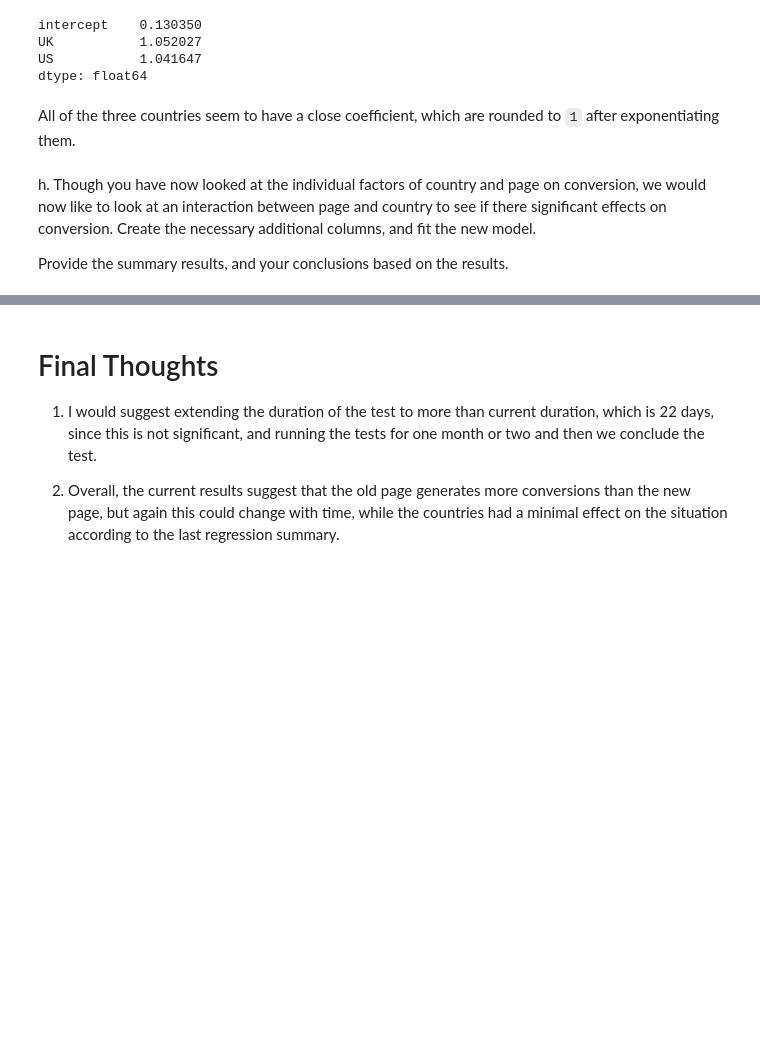
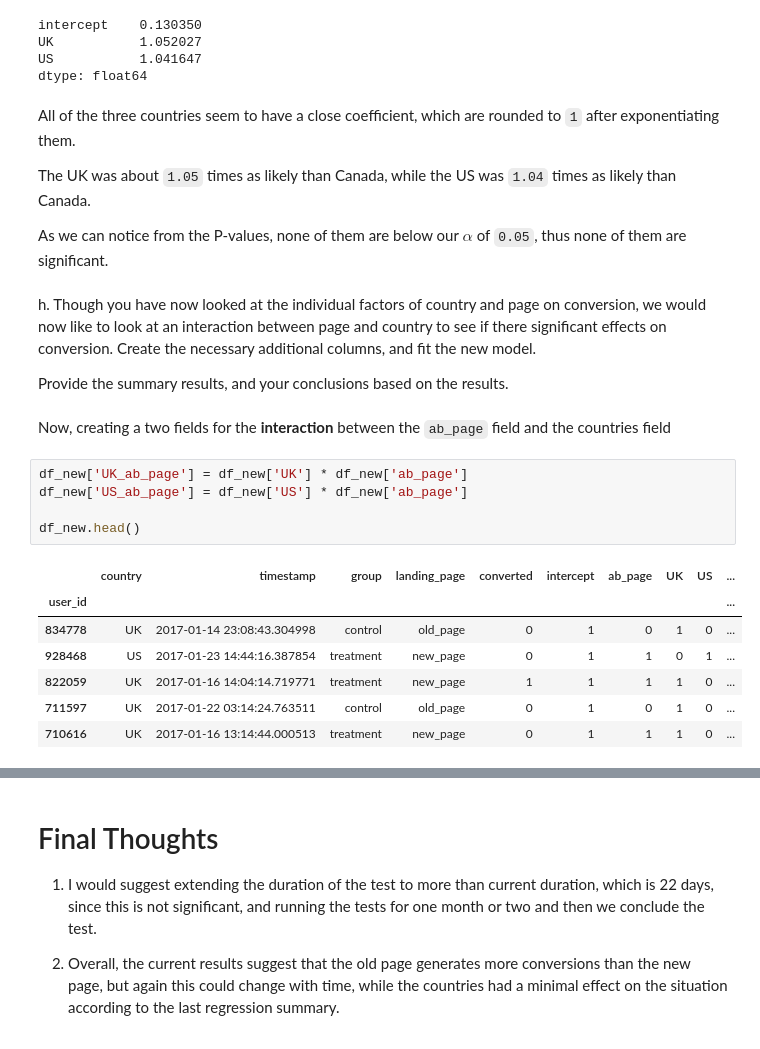
Before and after one commit to AbdulrahmanAlobaidy/DAND-project-3, a Jupyter notebook: Analyze_ab_test_results_notebook.ipynb, the cells around one changed output, grey strips where cells are left out. Saved outputs shown, nothing was run; the diff lists cells and outputs as text; blank space fills up the shorter version.

```diff
--- a/Analyze_ab_test_results_notebook.ipynb
+++ b/Analyze_ab_test_results_notebook.ipynb
@@ -468,8 +468,27 @@ US           1.041647
 dtype: float64
 # %% [markdown]
 All of the three countries seem to have a close coefficient, which are rounded to `1` after exponentiating them.
+
+The UK was about `1.05` times as likely than Canada, while the US was `1.04` times as likely than Canada.
+
+As we can notice from the P-values, none of them are below our $\alpha$ of `0.05`, thus none of them are significant.
 # %% [markdown]
 h. Though you have now looked at the individual factors of country and page on conversion, we would now like to look at an interaction between page and country to see if there significant effects on conversion.  Create the necessary additional columns, and fit the new model.
 
 Provide the summary results, and your conclusions based on the results.
+# %% [markdown]
+Now, creating a two fields for the **interaction** between the `ab_page` field and the countries field
+# %%
+df_new['UK_ab_page'] = df_new['UK'] * df_new['ab_page']
+df_new['US_ab_page'] = df_new['US'] * df_new['ab_page']
+
+df_new.head()
+# %% [output]
+|  | country | timestamp | group | landing_page | converted | intercept | ab_page | UK | US | ... |
+| user_id |  |  |  |  |  |  |  |  |  | ... |
+| 834778 | UK | 2017-01-14 23:08:43.304998 | control | old_page | 0 | 1 | 0 | 1 | 0 | ... |
+| 928468 | US | 2017-01-23 14:44:16.387854 | treatment | new_page | 0 | 1 | 1 | 0 | 1 | ... |
+| 822059 | UK | 2017-01-16 14:04:14.719771 | treatment | new_page | 1 | 1 | 1 | 1 | 0 | ... |
+| 711597 | UK | 2017-01-22 03:14:24.763511 | control | old_page | 0 | 1 | 0 | 1 | 0 | ... |
+| 710616 | UK | 2017-01-16 13:14:44.000513 | treatment | new_page | 0 | 1 | 1 | 1 | 0 | ... |
 # %%
```
Also changed, not shown: parts of 18 cells of this notebook, 1 other file.
